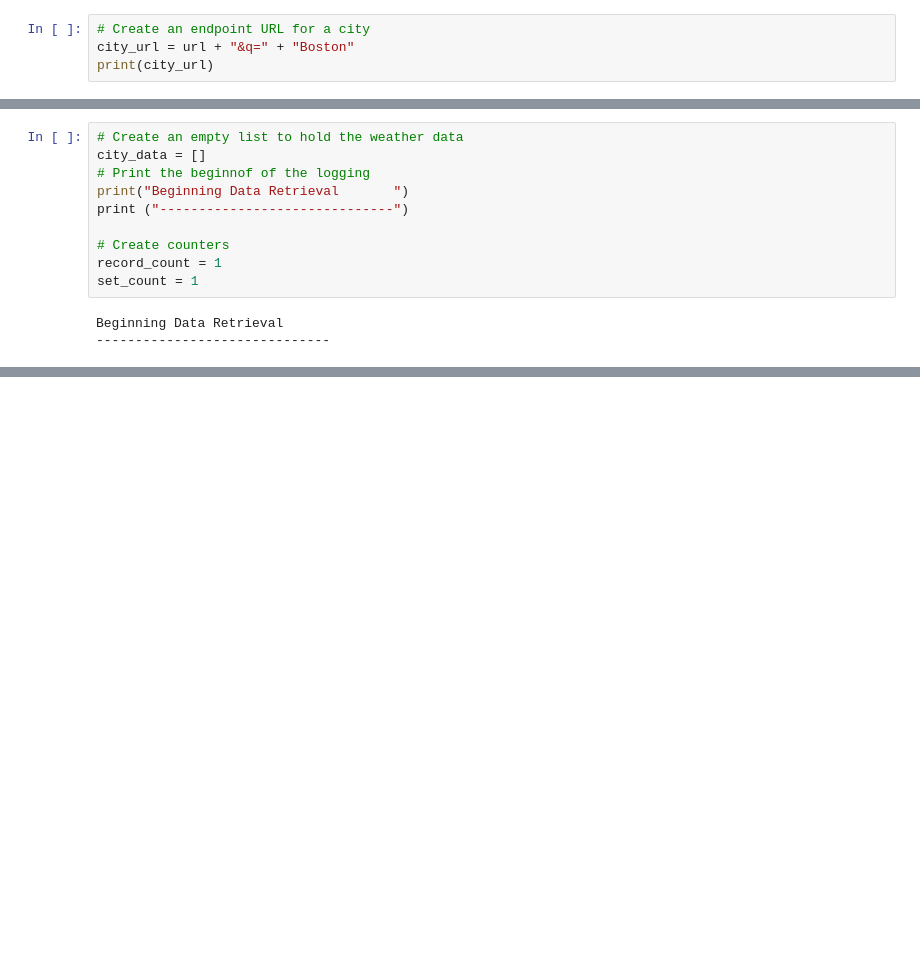
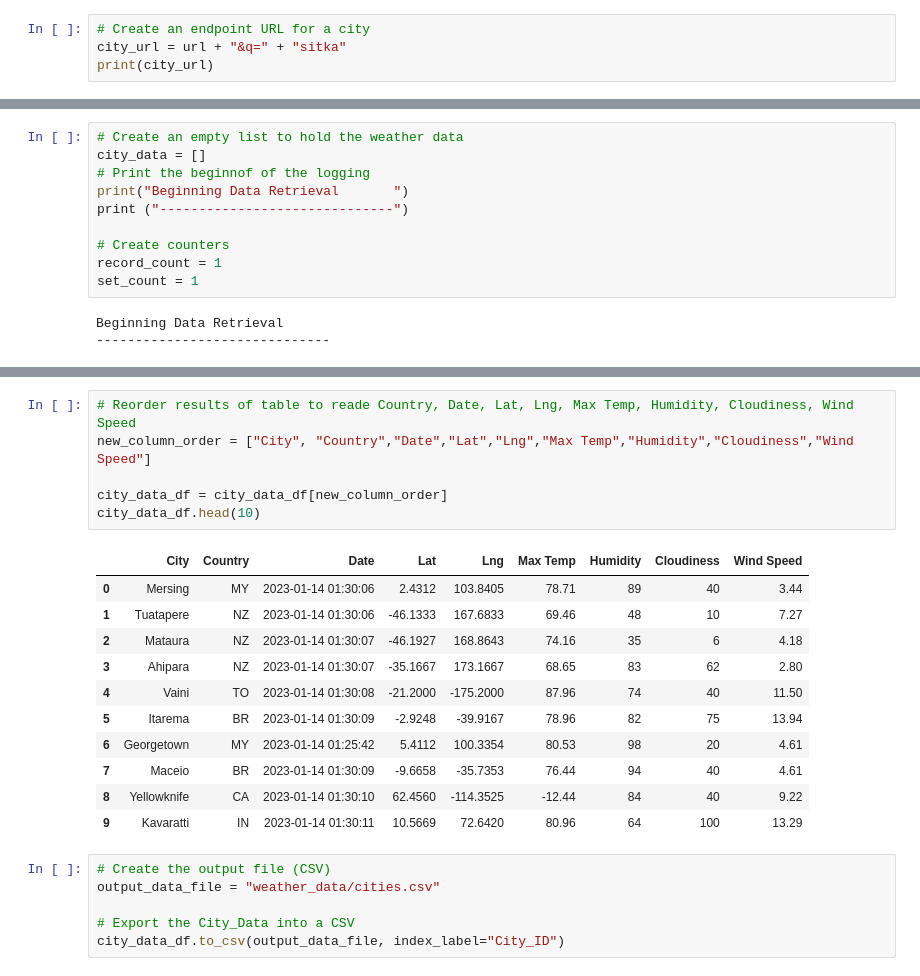
Before and after one commit to SusanFair/World_Weather_Analysis, a Jupyter notebook: WeatherPy.ipynb, the cells around one changed output, grey strips where cells are left out. Cells and saved outputs as stored; diff of their text form; blank space fills up the shorter version.

```diff
--- a/WeatherPy.ipynb
+++ b/WeatherPy.ipynb
@@ -72,6 +72,6 @@ print(url)
 https://api.openweathermap.org/data/2.5/weather?units=Imperial&APPID=c971f9fb98ac4976add5f0dfe44be1aa
 # %%
 # Create an endpoint URL for a city
-city_url = url + "&q=" + "Boston"
+city_url = url + "&q=" + "sitka"
 print(city_url)
 # %% [output]
@@ -178,0 +194,24 @@ city_data_df.head(10)
+# %%
+# Reorder results of table to reade Country, Date, Lat, Lng, Max Temp, Humidity, Cloudiness, Wind Speed
+new_column_order = ["City", "Country","Date","Lat","Lng","Max Temp","Humidity","Cloudiness","Wind Speed"]
+
+city_data_df = city_data_df[new_column_order]
+city_data_df.head(10)
+# %% [output]
+|  | City | Country | Date | Lat | Lng | Max Temp | Humidity | Cloudiness | Wind Speed |
+| 0 | Mersing | MY | 2023-01-14 01:30:06 | 2.4312 | 103.8405 | 78.71 | 89 | 40 | 3.44 |
+| 1 | Tuatapere | NZ | 2023-01-14 01:30:06 | -46.1333 | 167.6833 | 69.46 | 48 | 10 | 7.27 |
+| 2 | Mataura | NZ | 2023-01-14 01:30:07 | -46.1927 | 168.8643 | 74.16 | 35 | 6 | 4.18 |
+| 3 | Ahipara | NZ | 2023-01-14 01:30:07 | -35.1667 | 173.1667 | 68.65 | 83 | 62 | 2.80 |
+| 4 | Vaini | TO | 2023-01-14 01:30:08 | -21.2000 | -175.2000 | 87.96 | 74 | 40 | 11.50 |
+| 5 | Itarema | BR | 2023-01-14 01:30:09 | -2.9248 | -39.9167 | 78.96 | 82 | 75 | 13.94 |
+| 6 | Georgetown | MY | 2023-01-14 01:25:42 | 5.4112 | 100.3354 | 80.53 | 98 | 20 | 4.61 |
+| 7 | Maceio | BR | 2023-01-14 01:30:09 | -9.6658 | -35.7353 | 76.44 | 94 | 40 | 4.61 |
+| 8 | Yellowknife | CA | 2023-01-14 01:30:10 | 62.4560 | -114.3525 | -12.44 | 84 | 40 | 9.22 |
+| 9 | Kavaratti | IN | 2023-01-14 01:30:11 | 10.5669 | 72.6420 | 80.96 | 64 | 100 | 13.29 |
+# %%
+# Create the output file (CSV)
+output_data_file = "weather_data/cities.csv"
+
+# Export the City_Data into a CSV
+city_data_df.to_csv(output_data_file, index_label="City_ID")
```
Also changed, not shown: parts of 6 cells of this notebook, 2 other files.
